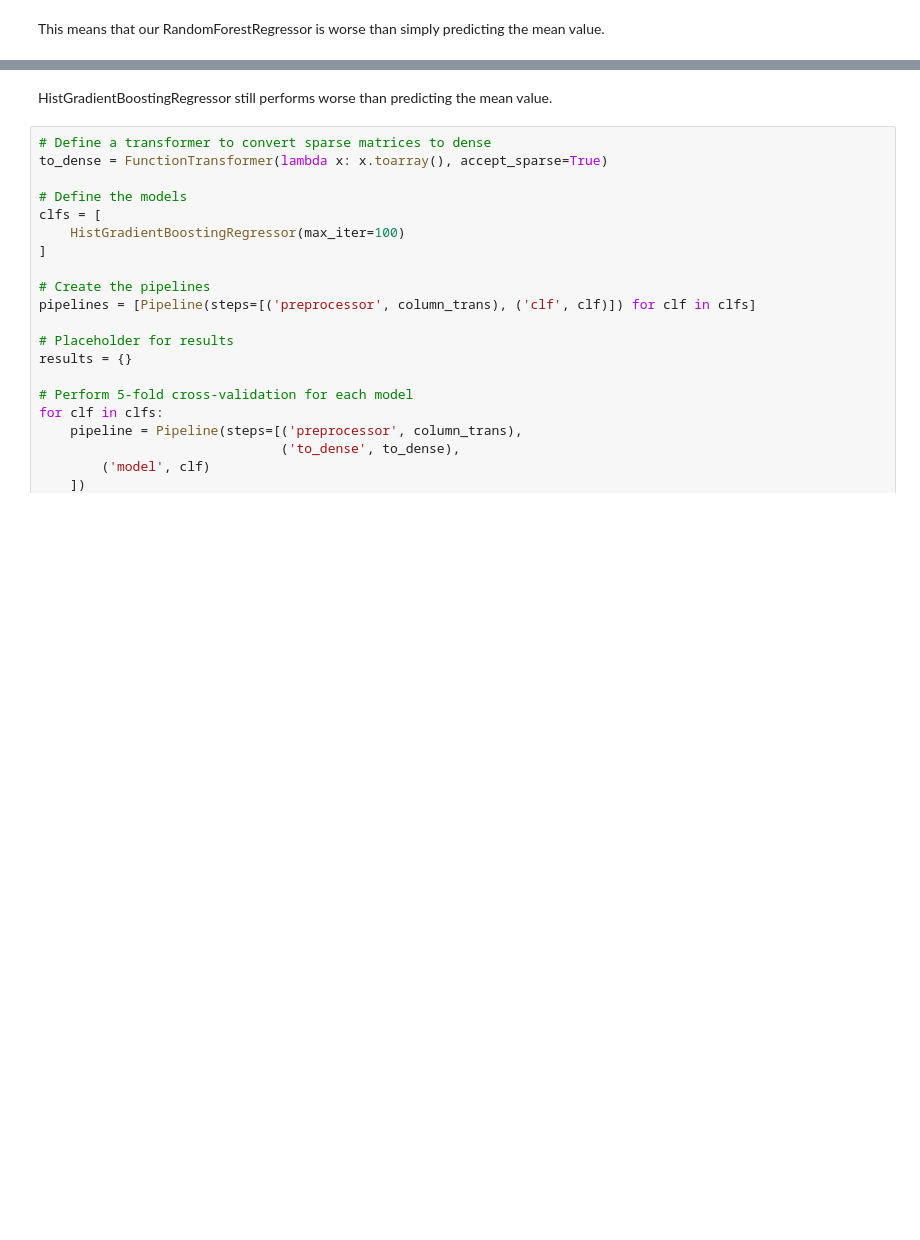
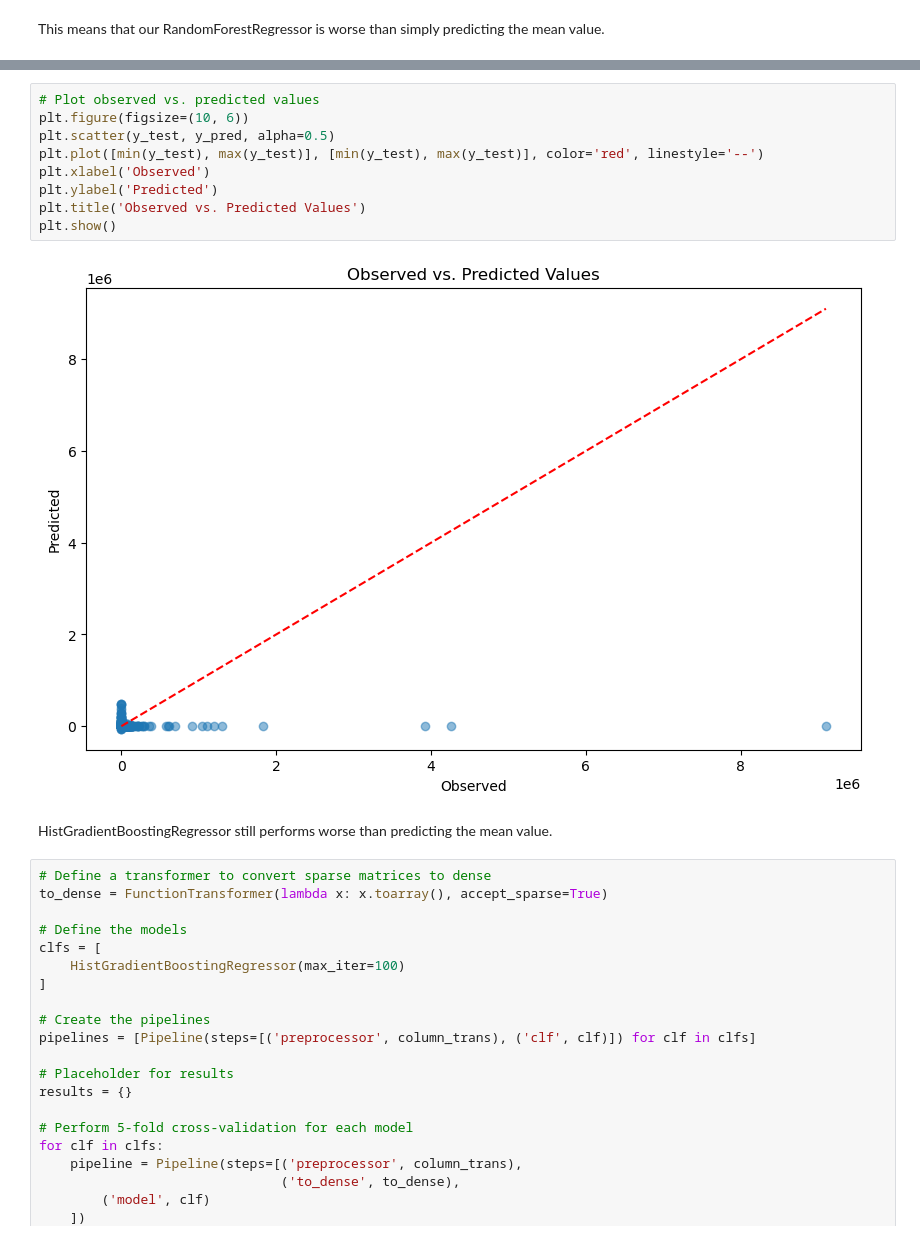
Before and after one commit to jvkubm/huk-coding-challenge, a Jupyter notebook: analysis/analysis.ipynb, the cells around one changed output, grey strips where cells are left out. Saved outputs shown, nothing was run; the diff lists cells and outputs as text; blank space fills up the shorter version.

```diff
--- a/analysis/analysis.ipynb
+++ b/analysis/analysis.ipynb
@@ -629,3 +619,14 @@ HistGradientBoostingRegressor score: -0.01292123709504267
+# %%
+# Plot observed vs. predicted values
+plt.figure(figsize=(10, 6))
+plt.scatter(y_test, y_pred, alpha=0.5)
+plt.plot([min(y_test), max(y_test)], [min(y_test), max(y_test)], color='red', linestyle='--')
+plt.xlabel('Observed')
+plt.ylabel('Predicted')
+plt.title('Observed vs. Predicted Values')
+plt.show()
+# %% [output]
+[figure, added]
 # %% [markdown]
 HistGradientBoostingRegressor still performs worse than predicting the mean value.
 # %%
```
Also changed, not shown: parts of 16 cells of this notebook.
